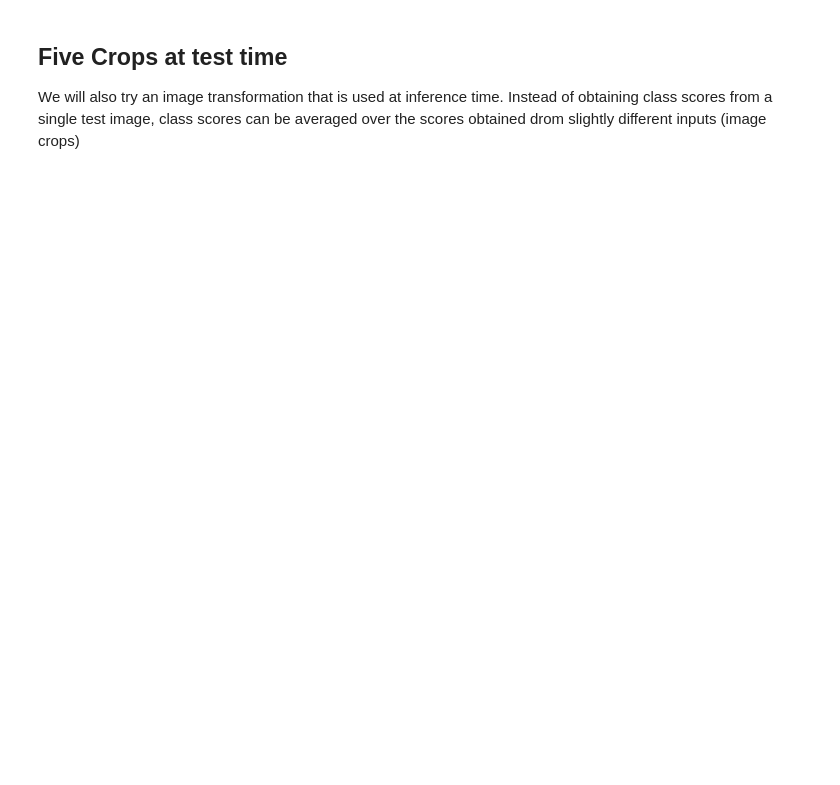
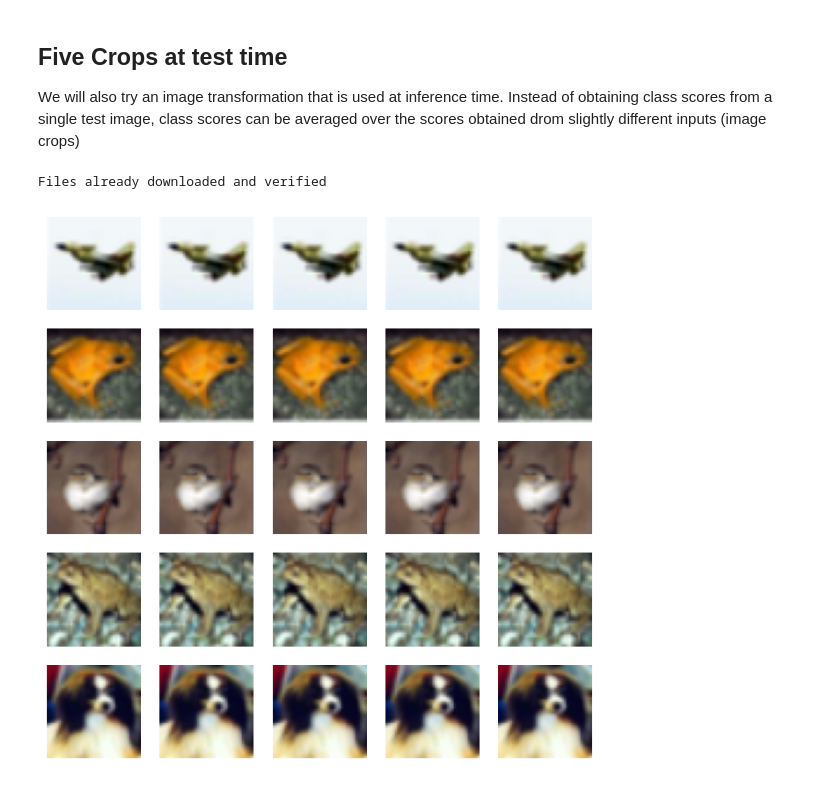
Before and after one commit to Javimh18/DL4ISP, a Jupyter notebook: Lab1/[UAM-DL4IP] Image Data Augmentation (4).ipynb, the cells around one changed output. Saved outputs shown, nothing was run; the diff lists cells and outputs as text; code cells hidden in the pictures; blank space fills up the shorter version.

Commit message:
All notebooks completed, except for training the last one

```diff
--- a/Lab1/[UAM-DL4IP] Image Data Augmentation (4).ipynb
+++ b/Lab1/[UAM-DL4IP] Image Data Augmentation (4).ipynb
@@ -179,6 +210,10 @@ plot_images(images, labels, classes)
 # %%
 # define the transformation to apply color jitter to all images. The parameters of the transformation are:
 # brightness=0.3, contrast=0.3, saturation=0.2, hue=0.2
-???
+valid_transform = transforms.Compose([
+    transforms.ColorJitter(brightness=0.3, contrast=0.3, saturation=0.2, hue=0.2),
+    transforms.ToTensor(),
+    transforms.Normalize([0.49139968, 0.48215841, 0.44653091], [0.24703223, 0.24348513, 0.26158784])
+])
 
-cifar10_valid = CIFAR10(root = "/data", train=False, download = True, transform=valid_transform)
+cifar10_valid = CIFAR10(root = "./data", train=False, download = True, transform=valid_transform)
@@ -198,11 +237,18 @@ We will also try an image transformation that is used at inference time.  Instea
 # Resize the input image to 40x40 pixels (using bilinear interpolation) and use the FiveCrop function to extract
 # five crops from the resized image. Warning: Each input image generates 5 images. Therefore you have to change the way to convert inmages to Tensors, and the normalization
 # Check the FiveCrop help to learn how to do it
-???
+test_crops_transform = transforms.Compose([
+    transforms.Resize(40), # Uses by default bilinear interpolation
+    transforms.FiveCrop(40),
+    transforms.Lambda(lambda crops: torch.stack([transforms.ToTensor()(crop) for crop in crops])),
+    transforms.Normalize([0.49139968, 0.48215841, 0.44653091], [0.24703223, 0.24348513, 0.26158784])
+])
 # %%
 # test loader
-cifar10_test = CIFAR10(root = "/data", train=False, download = True, transform = test_crops_transform)
+cifar10_test = CIFAR10(root = "./data", train=False, download = True, transform = test_crops_transform)
 test_loader = torch.utils.data.DataLoader(cifar10_test, batch_size=5, shuffle=True)
+# %% [output]
+Files already downloaded and verified
 # %%
 def plot_only_images(images):
 
@@ -225,10 +271,12 @@ def plot_only_images(images):
 # %%
 # get some random training images
 dataiter = iter(test_loader)
-images, labels = dataiter.next()
+images, labels = next(dataiter) # dataiter.next() does not work... https://discuss.pytorch.org/t/dataloader-has-no-attribute-dataset/146623/7
 bs, ncrops, c, h, w = images.size()
 
 images = images.view(-1, c, h, w)
 
 # show images
 plot_only_images(images)
+# %% [output]
+[figure, added]
```
Also changed, not shown: parts of 10 cells of this notebook, 4 other files.
